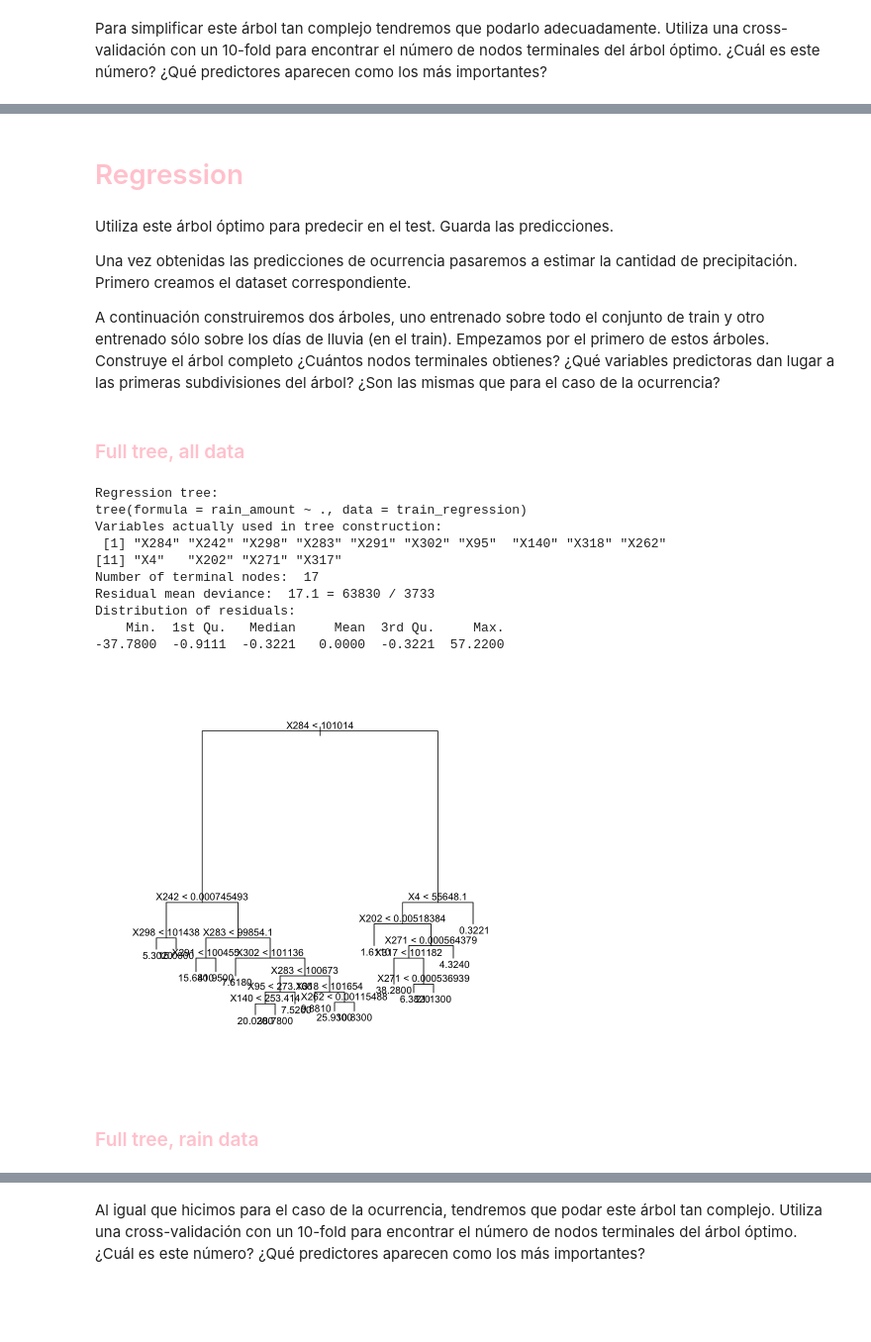
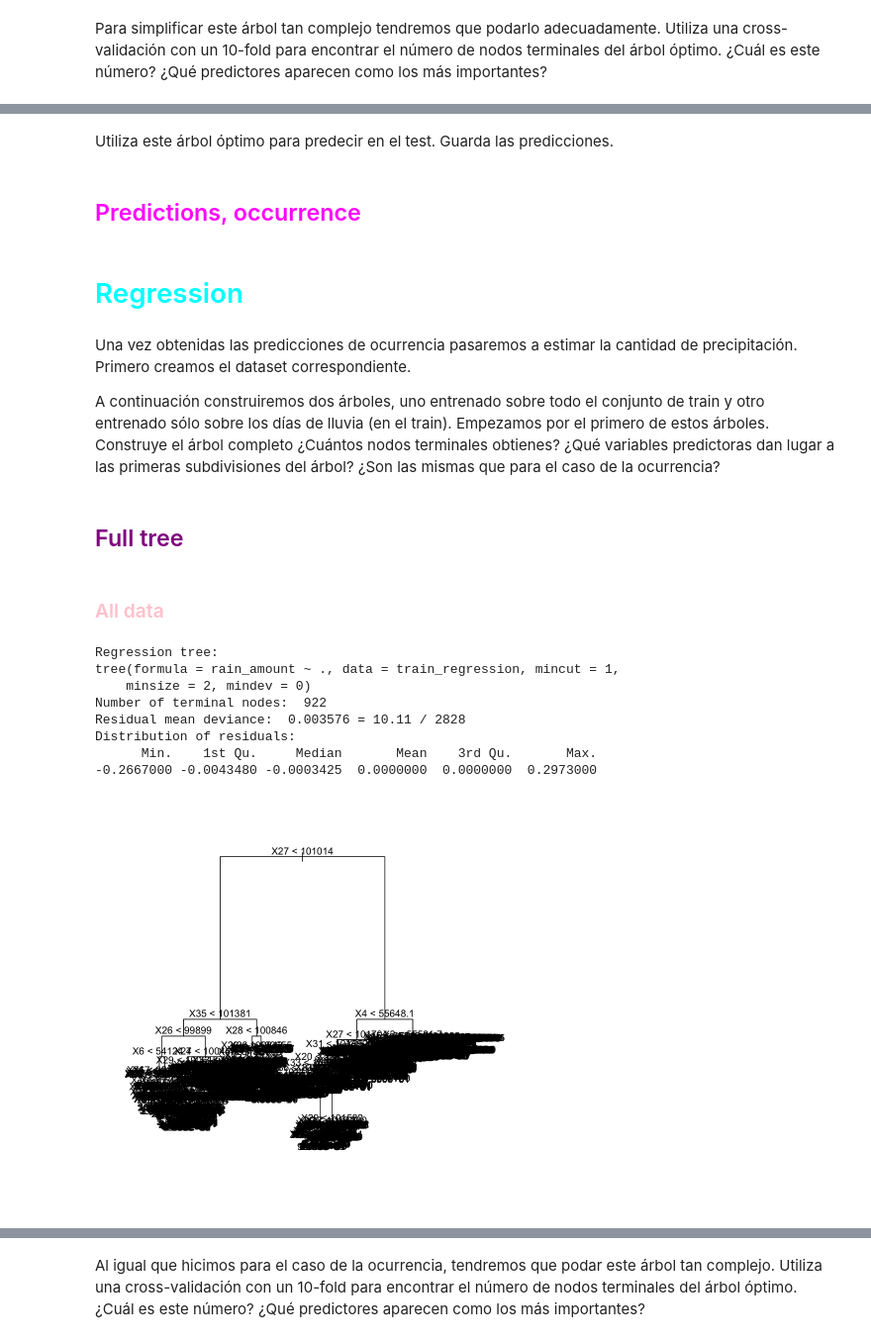
Before and after one commit to claudiavello/data_mining_unican, a Jupyter notebook: Task_3/T03_LAB_Intercomparison.ipynb, the cells around one changed output, grey strips where cells are left out. Shown at 99% size. Drawn from its saved outputs; the diff is of its cells as text; code cells hidden in the pictures; blank space fills up the shorter version.

```diff
--- a/Task_3/T03_LAB_Intercomparison.ipynb
+++ b/Task_3/T03_LAB_Intercomparison.ipynb
@@ -71,6 +71,6 @@ A continuación construiremos el árbol completo (usa la función tree). ¿Cuán
 # %%
 # Limit dataset to the first 5000 days
-x_subset <- x[1:5000, ]
+x_subset <- selected_predictors[1:5000, ]
 y_subset <- y[1:5000]
 
 # Create a binary variable: 1 if rain >= 1 mm, 0 otherwise
@@ -89,3 +89,6 @@ y_test <- rain_binary[-train_indices]
 # Combine predictors and binary target into a dataframe
 train_data <- data.frame(rain = factor(y_train), x_train)
 test_data <- data.frame(rain = factor(y_test), x_test)
+
+cat("Training set dimension:", dim(x_train), "\n")
+cat("Test set dimension:", dim(x_test), "\n")
@@ -165,0 +168,4 @@ Misclassification error rate: 0.1269 = 476 / 3750
+# %% [markdown]
+Utiliza este árbol óptimo para predecir en el test. Guarda las predicciones.
+# %% [markdown]
+## <font color='magenta'> Predictions, occurrence
@@ -166,8 +175,6 @@ Misclassification error rate: 0.1269 = 476 / 3750
 # %% [markdown]
-# <font color="pink"> Regression
+# <font color="cyan"> Regression
 # %% [markdown]
-Utiliza este árbol óptimo para predecir en el test. Guarda las predicciones.
-
 Una vez obtenidas las predicciones de ocurrencia pasaremos a estimar la cantidad de precipitación. Primero creamos el dataset correspondiente.
 
 A continuación construiremos dos árboles, uno entrenado sobre todo el conjunto de train y otro entrenado sólo sobre los días de lluvia (en el train). Empezamos por el primero de estos árboles. Construye el árbol completo ¿Cuántos nodos terminales obtienes? ¿Qué variables predictoras dan lugar a las primeras subdivisiones del árbol? ¿Son las mismas que para el caso de la ocurrencia?
@@ -177,5 +181,7 @@ predictions_occurrence <- predict(pruned_tree, newdata = test_data, type = "clas
 # %% [markdown]
-### <font color="pink"> Full tree, all data
+## <font color='purple'> Full tree
+# %% [markdown]
+### <font color="pink"> All data
 # %%
 # Create a regression dataset
 regression_data <- data.frame(rain_amount = y_subset, x_subset)
@@ -185,26 +191,22 @@ train_regression <- regression_data[train_indices, ]
 test_regression <- regression_data[-train_indices, ]
 # %%
 # Build the regression tree on the full training set
-tree_full <- tree(rain_amount ~ ., data = train_regression)
+tree_full <- tree(rain_amount ~ ., data = train_regression, mincut = 1, minsize = 2, mindev = 0)
 
 # Summary of the tree
 summary(tree_full)
 
 # Plot the tree
 par(bg = "white")
 plot(tree_full)
 text(tree_full, pretty = 0)
 # %% [output]
 Regression tree:
-tree(formula = rain_amount ~ ., data = train_regression)
-Variables actually used in tree construction:
- [1] "X284" "X242" "X298" "X283" "X291" "X302" "X95"  "X140" "X318" "X262"
-[11] "X4"   "X202" "X271" "X317"
-Number of terminal nodes:  17
-Residual mean deviance:  17.1 = 63830 / 3733
+tree(formula = rain_amount ~ ., data = train_regression, mincut = 1,
+    minsize = 2, mindev = 0)
+Number of terminal nodes:  922
+Residual mean deviance:  0.003576 = 10.11 / 2828
 Distribution of residuals:
-    Min.  1st Qu.   Median     Mean  3rd Qu.     Max.
--37.7800  -0.9111  -0.3221   0.0000  -0.3221  57.2200
+      Min.    1st Qu.     Median       Mean    3rd Qu.       Max.
+-0.2667000 -0.0043480 -0.0003425  0.0000000  0.0000000  0.2973000
-[figure, old version]
+[figure, new version]
-# %% [markdown]
-### <font color="pink"> Full tree, rain data
```
Also changed, not shown: parts of 176 cells of this notebook, 5 other files.
